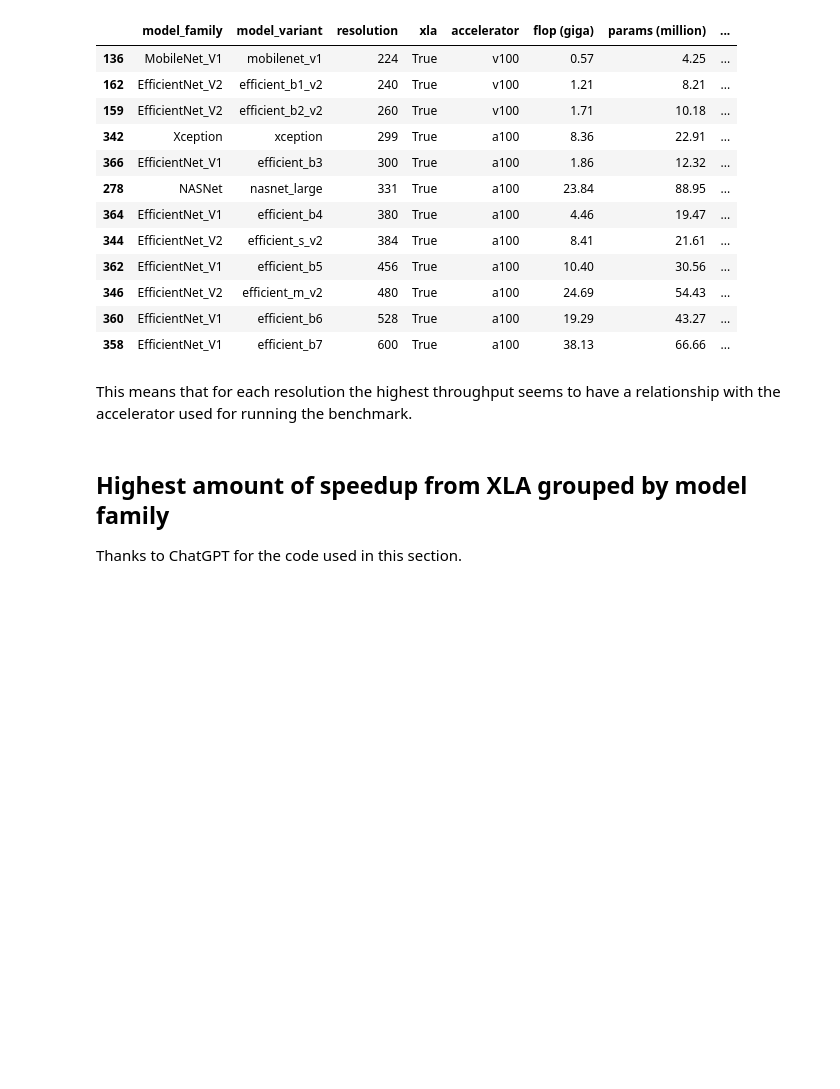
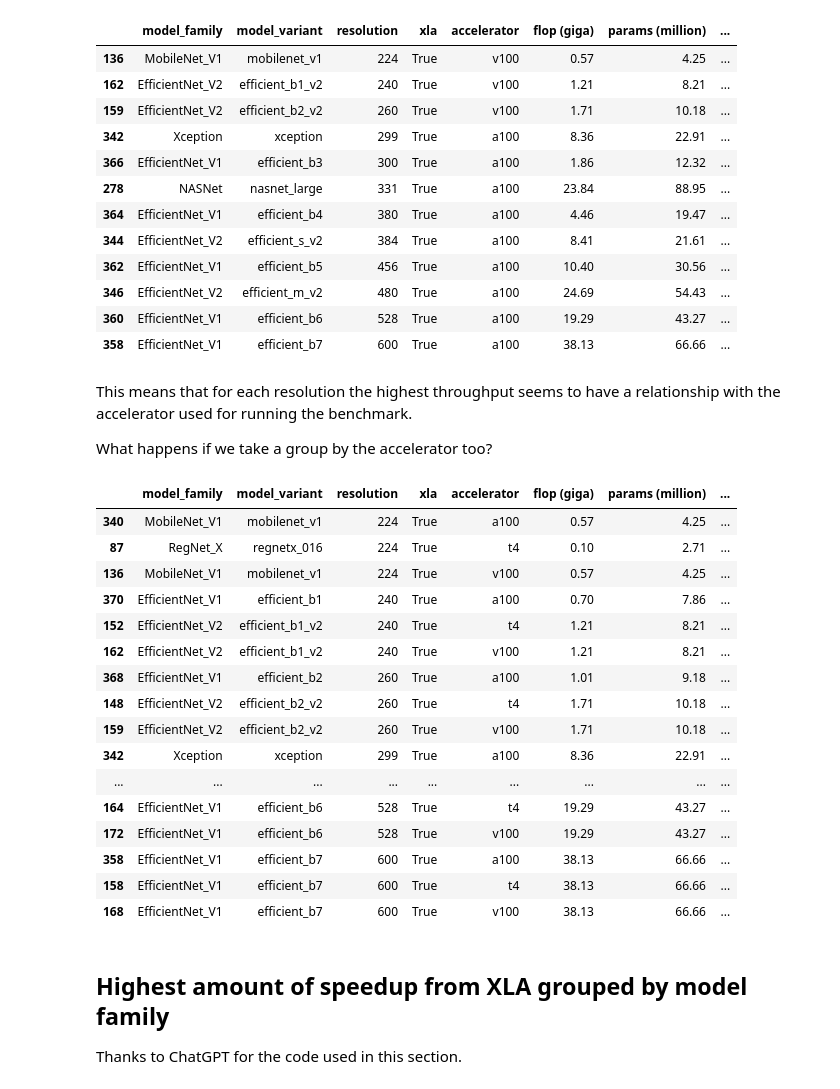
Before and after one commit to sayakpaul/keras-xla-benchmarks, a Jupyter notebook: keras_legacy/analysis.ipynb, the cells around one changed output. Drawn from its saved outputs; the diff is of its cells as text; code cells hidden in the pictures; blank space fills up the shorter version.

```diff
--- a/keras_legacy/analysis.ipynb
+++ b/keras_legacy/analysis.ipynb
@@ -164,6 +164,32 @@ result
 | 358 | EfficientNet_V1 | efficient_b7 | 600 | True | a100 | 38.13 | 66.66 | ... |
 # %% [markdown]
 This means that for each resolution the highest throughput seems to have a relationship with the accelerator used for running the benchmark.
+
+What happens if we take a group by the accelerator too?
+# %%
+grouped = viz_df.groupby(["resolution", "accelerator"])[
+    "throughput (samples/sec)"
+].idxmax()
+result = viz_df.loc[grouped, viz_df.columns]
+result
+# %% [output]
+|  | model_family | model_variant | resolution | xla | accelerator | flop (giga) | params (million) | ... |
+| 340 | MobileNet_V1 | mobilenet_v1 | 224 | True | a100 | 0.57 | 4.25 | ... |
+| 87 | RegNet_X | regnetx_016 | 224 | True | t4 | 0.10 | 2.71 | ... |
+| 136 | MobileNet_V1 | mobilenet_v1 | 224 | True | v100 | 0.57 | 4.25 | ... |
+| 370 | EfficientNet_V1 | efficient_b1 | 240 | True | a100 | 0.70 | 7.86 | ... |
+| 152 | EfficientNet_V2 | efficient_b1_v2 | 240 | True | t4 | 1.21 | 8.21 | ... |
+| 162 | EfficientNet_V2 | efficient_b1_v2 | 240 | True | v100 | 1.21 | 8.21 | ... |
+| 368 | EfficientNet_V1 | efficient_b2 | 260 | True | a100 | 1.01 | 9.18 | ... |
+| 148 | EfficientNet_V2 | efficient_b2_v2 | 260 | True | t4 | 1.71 | 10.18 | ... |
+| 159 | EfficientNet_V2 | efficient_b2_v2 | 260 | True | v100 | 1.71 | 10.18 | ... |
+| 342 | Xception | xception | 299 | True | a100 | 8.36 | 22.91 | ... |
+| ... | ... | ... | ... | ... | ... | ... | ... | ... |
+| 164 | EfficientNet_V1 | efficient_b6 | 528 | True | t4 | 19.29 | 43.27 | ... |
+| 172 | EfficientNet_V1 | efficient_b6 | 528 | True | v100 | 19.29 | 43.27 | ... |
+| 358 | EfficientNet_V1 | efficient_b7 | 600 | True | a100 | 38.13 | 66.66 | ... |
+| 158 | EfficientNet_V1 | efficient_b7 | 600 | True | t4 | 38.13 | 66.66 | ... |
+| 168 | EfficientNet_V1 | efficient_b7 | 600 | True | v100 | 38.13 | 66.66 | ... |
 # %% [markdown]
 ## Highest amount of speedup from XLA grouped by model family
 
```
Also changed, not shown: parts of 3 cells of this notebook.
